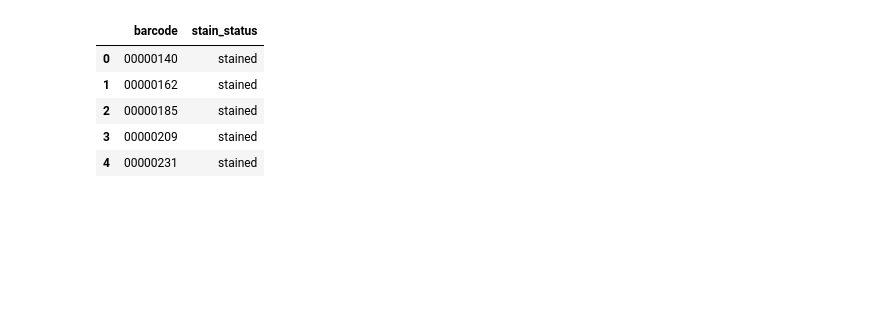
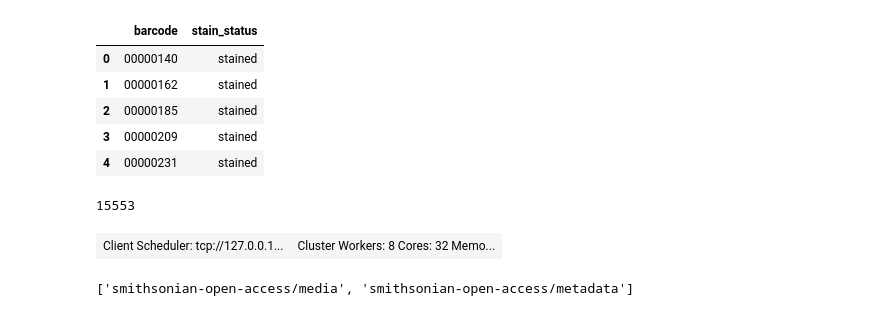
Before and after one commit to MikeTrizna/mercury_remake, a Jupyter notebook: Matching barcodes to Open Access S3.ipynb, the cells around one changed output. Saved outputs shown, nothing was run; the diff lists cells and outputs as text; code cells hidden in the pictures; blank space fills up the shorter version.

```diff
--- a/Matching barcodes to Open Access S3.ipynb
+++ b/Matching barcodes to Open Access S3.ipynb
@@ -10,3 +11,8 @@ stain_status.head()
 | 2 | 00000185 | stained |
 | 3 | 00000209 | stained |
 | 4 | 00000231 | stained |
+# %%
+barcode_list = stain_status['barcode'].tolist()
+len(barcode_list)
+# %% [output]
+15553
@@ -12,0 +25,10 @@ stain_status.head()
+# %%
+client = Client(n_workers=8, threads_per_worker=4)
+client
+# %% [output]
+| Client Scheduler: tcp://127.0.0.1... | Cluster Workers: 8 Cores: 32 Memo... |
+# %%
+fs = s3fs.S3FileSystem(anon=True)
+fs.ls('smithsonian-open-access')
+# %% [output]
+['smithsonian-open-access/media', 'smithsonian-open-access/metadata']
```
Also changed, not shown: parts of 17 cells of this notebook.
